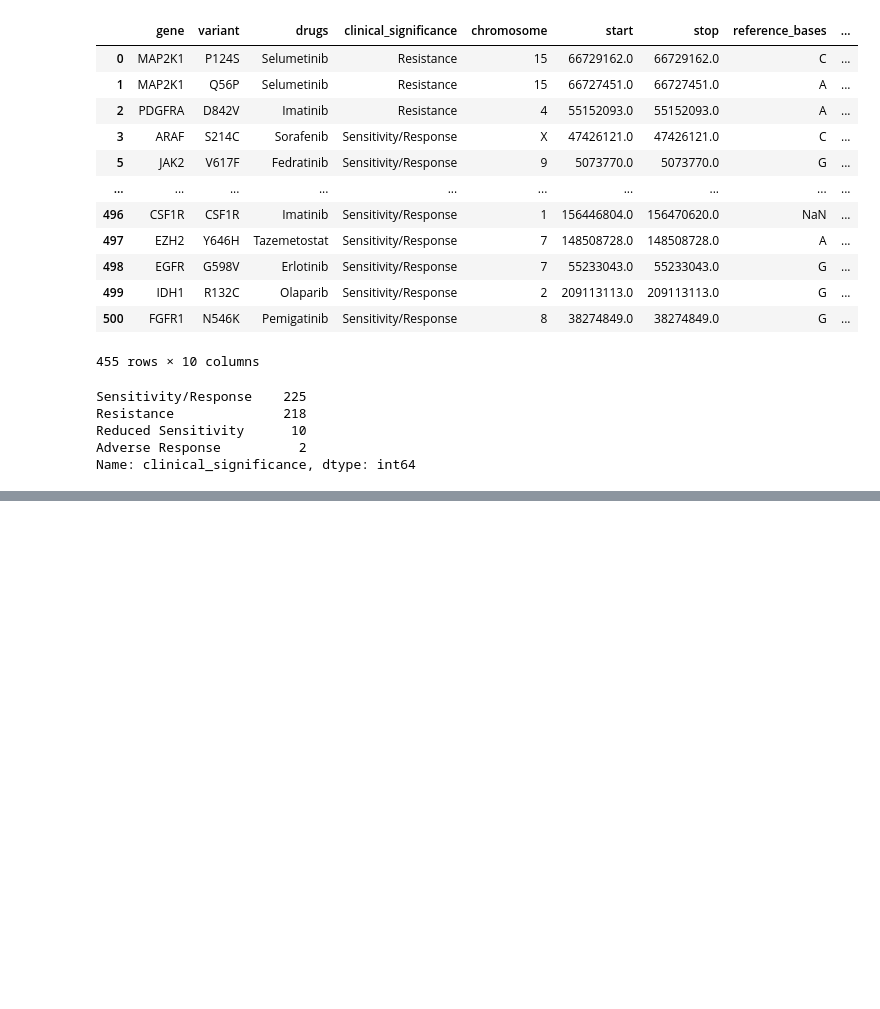
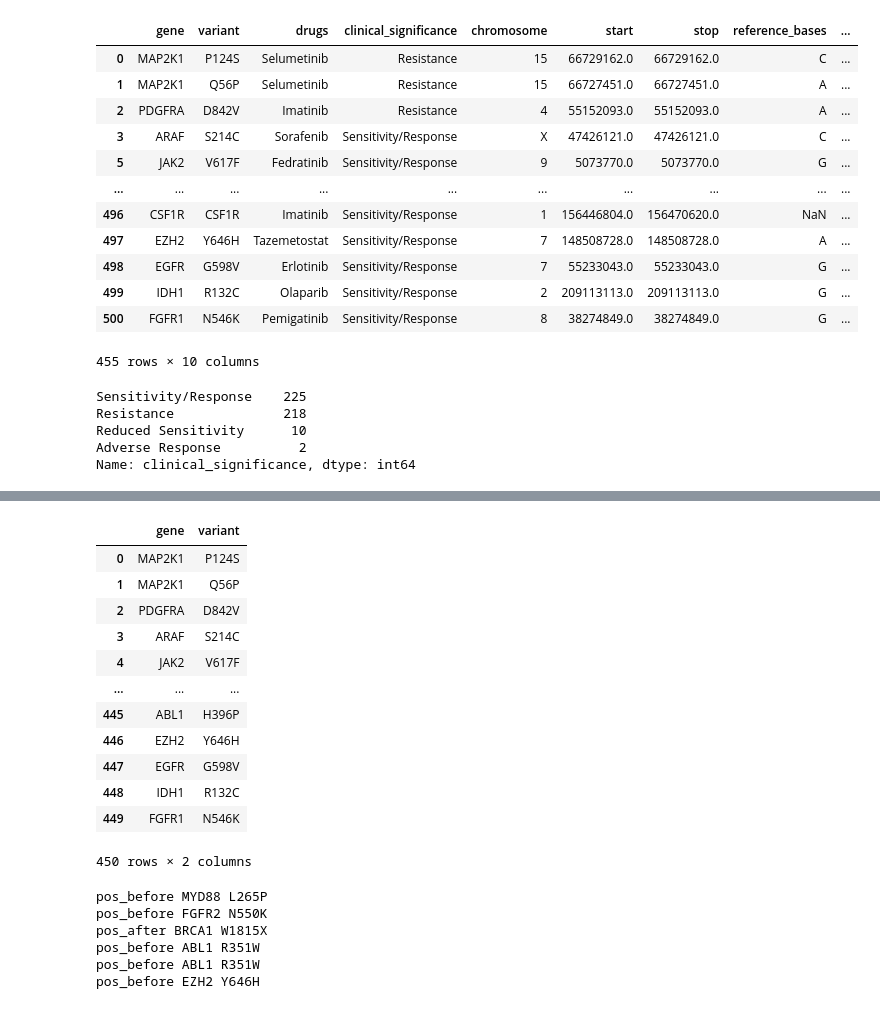
Before and after one commit to Liuzhe30/Emden, a Jupyter notebook: preprocess/02-preprocess-civic.ipynb, the cells around one changed output, grey strips where cells are left out. Cells and saved outputs as stored; diff of their text form; code cells hidden in the pictures; blank space fills up the shorter version.

```diff
--- a/preprocess/02-preprocess-civic.ipynb
+++ b/preprocess/02-preprocess-civic.ipynb
@@ -360,0 +473,18 @@ Name: clinical_significance, dtype: int64
+# %%
+# check variant with fasta
+check_variant_df = fixdrug_df[['gene','variant']]
+check_variant_df
+# %% [output]
+|  | gene | variant |
+| 0 | MAP2K1 | P124S |
+| 1 | MAP2K1 | Q56P |
+| 2 | PDGFRA | D842V |
+| 3 | ARAF | S214C |
+| 4 | JAK2 | V617F |
+| ... | ... | ... |
+| 445 | ABL1 | H396P |
+| 446 | EZH2 | Y646H |
+| 447 | EGFR | G598V |
+| 448 | IDH1 | R132C |
+| 449 | FGFR1 | N546K |
+450 rows × 2 columns
@@ -360,0 +496,26 @@ Name: clinical_significance, dtype: int64
+# %%
+gene_table_manu = pd.read_csv('../datasets/middlefile/civic_gene_table_fixed.csv')
+for i in range(len(check_variant_df)):
+    gene = check_variant_df['gene'][i]
+    #print(gene)
+    variant = check_variant_df['variant'][i]
+    fasta = gene_table_manu[gene_table_manu['gene'] == gene]['fasta'].values[0]
+    #print(fasta)
+    pos_before = variant[0]
+    pos = int(variant[1:-1])
+    #print(pos)
+    pos_after = variant[-1]
+
+    # check pos_after
+    if(pos_after not in protein_dict.keys()):
+        print('pos_after', gene, variant)
+    # check pos_before
+    if(fasta[pos-1] != pos_before):
+        print('pos_before', gene, variant)
+# %% [output]
+pos_before MYD88 L265P
+pos_before FGFR2 N550K
+pos_after BRCA1 W1815X
+pos_before ABL1 R351W
+pos_before ABL1 R351W
+pos_before EZH2 Y646H
```
Also changed, not shown: parts of 11 cells of this notebook, 3 other files.
